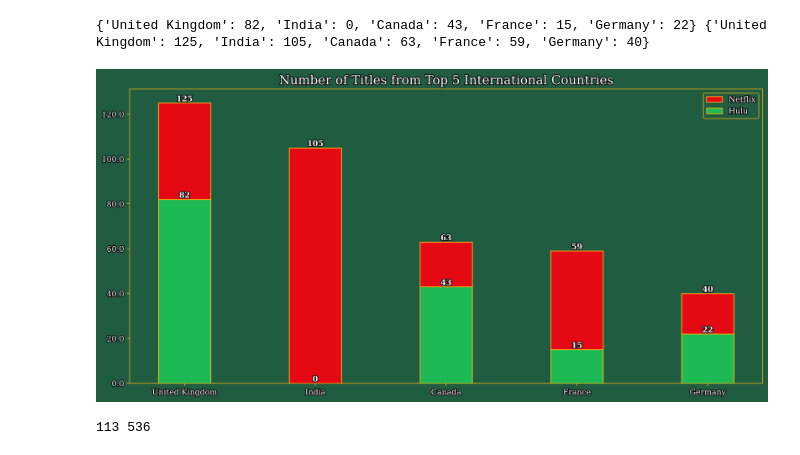
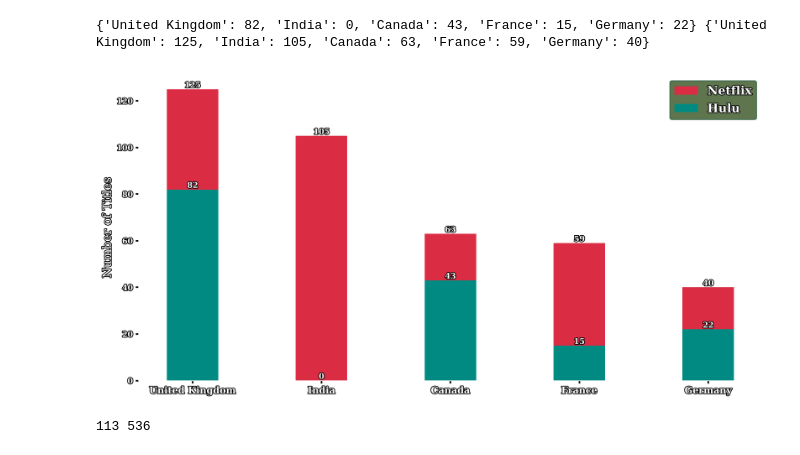
Before and after one commit to P-Panda1/msds593_group32, a Jupyter notebook: graphs1.ipynb, the cells around one changed output. Saved outputs shown, nothing was run; the diff lists cells and outputs as text; code cells hidden in the pictures.

```diff
--- a/graphs1.ipynb
+++ b/graphs1.ipynb
@@ -134,64 +134,69 @@ fig, ax = plt.subplots(figsize=(12, 6))
 
 width = 0.4
 bars2 = ax.bar(nCountryDic.keys(), nCountryDic.values(),
-               width=width, label='Netflix', color='#E50914', edgecolor="#f7b512")
+               width=width, label='Netflix', color='#da2c43')#edgecolor="#f7b512")
 bars1 = ax.bar(hCountryDic.keys(), hCountryDic.values(),
-               width=width, label='Hulu', color='#1DB954', edgecolor="#f7b512")
+               width=width, label='Hulu', color='#018a82') #edgecolor="#f7b512")
 
-ax.set_title('Number of Titles from Top 5 International Countries',
-             color="white", font='Serif', size=16, path_effects=[plt.matplotlib.patheffects.withStroke(linewidth=2, foreground='black')])
+#ax.set_title('Number of Titles from Top 5 International Countries',color="white", font='Serif', size=16, path_effects=[plt.matplotlib.patheffects.withStroke(linewidth=2, foreground='black')])
 
 # ax.set_xlabel('Country', color="white", font='Serif', size=12, path_effects=[
 #               plt.matplotlib.patheffects.withStroke(linewidth=2, foreground='black')])
 
-# ax.set_ylabel('Number of Titles', color="white", font='Serif', size=12, path_effects=[
-#               plt.matplotlib.patheffects.withStroke(linewidth=2, foreground='black')])
+ax.set_ylabel('Number of Titles', color="white", font='Serif', size=15, path_effects=[
+              plt.matplotlib.patheffects.withStroke(linewidth=2, foreground='black')])
 
 
-legend = ax.legend(facecolor="#205c40", edgecolor="#f7b512", prop={
-                   'size': 10, 'weight': 'normal', 'family': 'Serif'})
+legend = ax.legend(facecolor="#375222", edgecolor="#205c40", prop={
+                   'size': 15, 'weight': 'semibold', 'family': 'Serif'})
 
 for text in legend.get_texts():
     text.set_color('white')
     text.set_path_effects([path_effects.Stroke(
         linewidth=2, foreground='black'), path_effects.Normal()])
 
-ax.tick_params(axis='x', colors='#f7b512')
-ax.tick_params(axis='y', colors='#f7b512')
-ax.set_xticklabels(nCountryDic.keys(), color="white", font='Serif', rotation=0, path_effects=[
+ax.tick_params(axis='x', colors='black', width = 2)
+ax.tick_params(axis='y', colors='black', width = 2)
+ax.set_xticklabels(nCountryDic.keys(), color="white", font='Serif', size = 12, weight = "bold",rotation=0, path_effects=[
                    plt.matplotlib.patheffects.withStroke(linewidth=2, foreground='black')])
-ax.set_yticklabels(ax.get_yticks(), color="white", font='Serif', rotation=0, path_effects=[
+yticks_int = [int(y) for y in ax.get_yticks()]
+ax.set_yticklabels(yticks_int, color="white", font='Serif', weight = "bold",rotation=0, path_effects=[
                    plt.matplotlib.patheffects.withStroke(linewidth=2, foreground='black')])
 
 for bar in bars1:
     yval = bar.get_height()
     ax.text(bar.get_x() + bar.get_width()/2.0, yval, int(yval), va='bottom', ha='center', color='white', fontsize=10,
             fontweight='bold', font='Serif', path_effects=[plt.matplotlib.patheffects.withStroke(linewidth=2, foreground='black')])
 
 for bar in bars2:
     yval = bar.get_height()
     ax.text(bar.get_x() + bar.get_width()/2.0, yval, int(yval), va='bottom', ha='center', color='white', fontsize=10,
             fontweight='bold', font='Serif', path_effects=[plt.matplotlib.patheffects.withStroke(linewidth=2, foreground='black')])
 
-fig.patch.set_facecolor('#205c40')
-ax.set_facecolor('#205c40')
+fig.patch.set_facecolor('None')
+ax.set_facecolor('None')
 
 ax.spines['top'].set_color("#f7b512")
-# ax.spines['top'].set_visible(False)
+ax.spines['top'].set_visible(False)
 
-ax.spines['bottom'].set_color("#f7b512")
+ax.spines['bottom'].set_color("white")
 # ax.spines['bottom'].set_visible(False)
 
-ax.spines['left'].set_color("#f7b512")
-# ax.spines['left'].set_visible(False)
+ax.spines['left'].set_color("white")
+#ax.spines['left'].set_visible(False)
 
 ax.spines['right'].set_color("#f7b512")
-# ax.spines['right'].set_visible(False)
+ax.spines['right'].set_visible(False)
 
 plt.tight_layout()
 plt.show()
+
+#USF hex:
+#f7b512
+#75787b
+#205c40
 # %% [output]
-[figure, old version]
+[figure, new version]
 # %%
 def notInCheck(checklist, lst):
     # Check if lst is not a float and is a list
```
Also changed, not shown: parts of 3 cells of this notebook.
